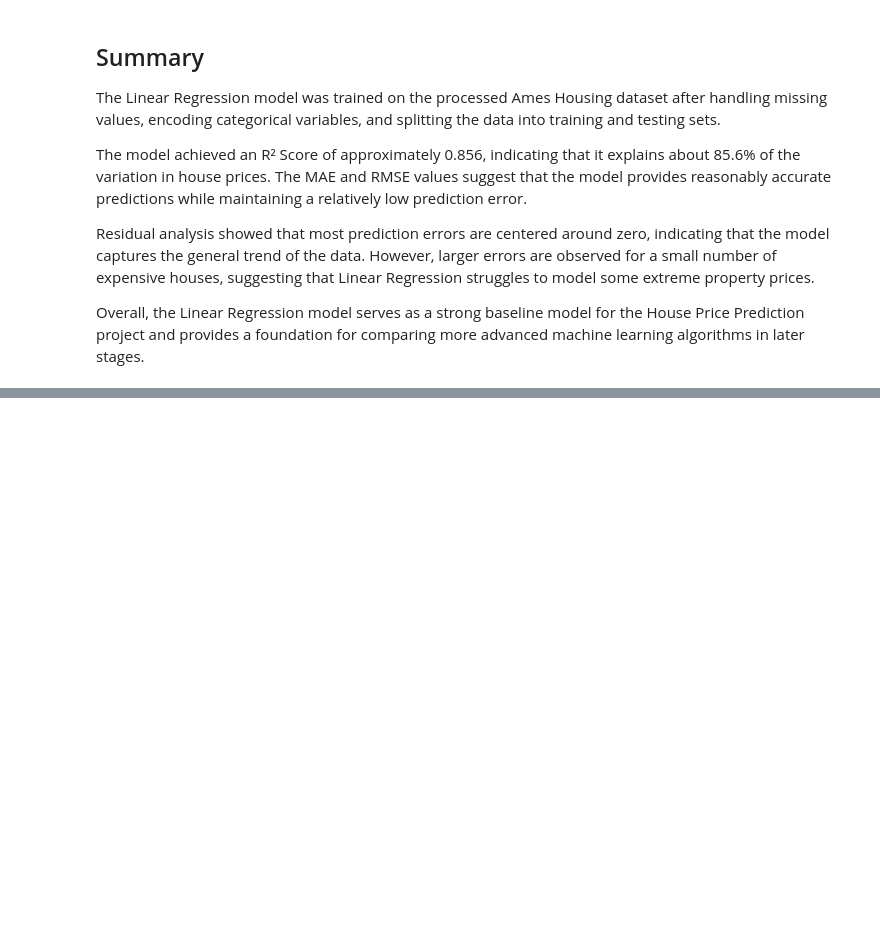
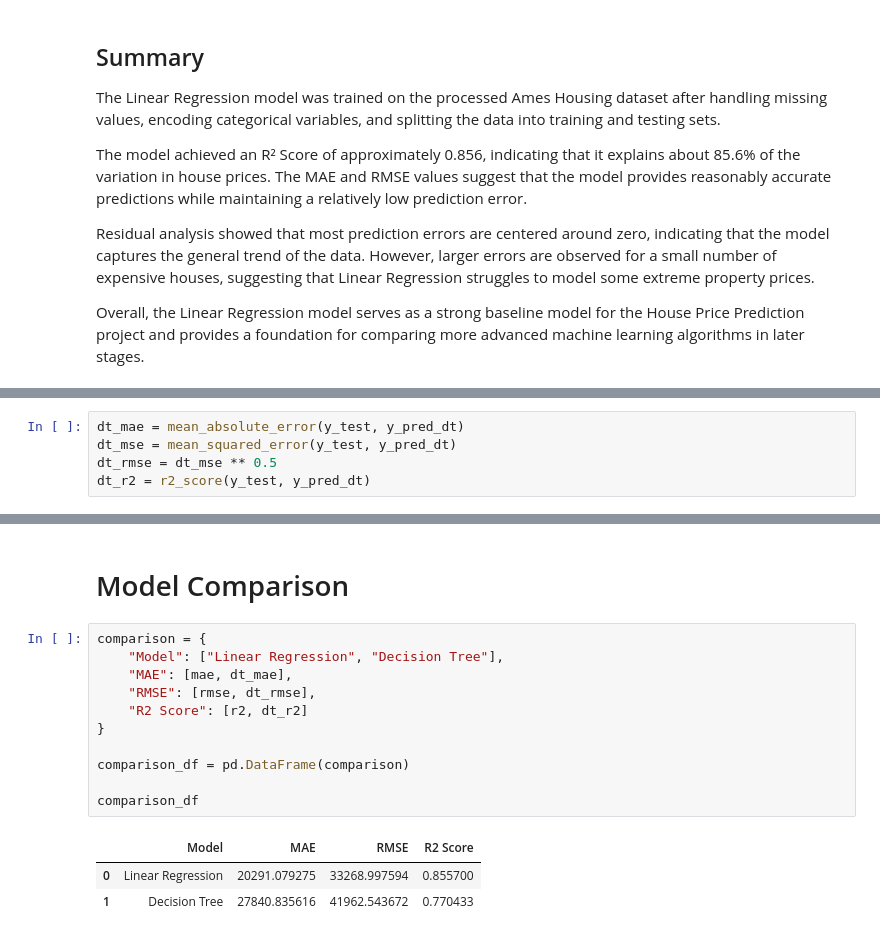
Before and after one commit to Soban-Creator/house-price-prediction, a Jupyter notebook: notebooks/01_eda.ipynb, the cells around one changed output, grey strips where cells are left out. Drawn from its saved outputs; the diff is of its cells as text; blank space fills up the shorter version.

```diff
--- a/notebooks/01_eda.ipynb
+++ b/notebooks/01_eda.ipynb
@@ -1180,0 +1218,5 @@ Overall, the Linear Regression model serves as a strong baseline model for the H
+# %%
+dt_mae = mean_absolute_error(y_test, y_pred_dt)
+dt_mse = mean_squared_error(y_test, y_pred_dt)
+dt_rmse = dt_mse ** 0.5
+dt_r2 = r2_score(y_test, y_pred_dt)
@@ -1180,0 +1264,17 @@ Overall, the Linear Regression model serves as a strong baseline model for the H
+# %% [markdown]
+# Model Comparison
+# %%
+comparison = {
+    "Model": ["Linear Regression", "Decision Tree"],
+    "MAE": [mae, dt_mae],
+    "RMSE": [rmse, dt_rmse],
+    "R2 Score": [r2, dt_r2]
+}
+
+comparison_df = pd.DataFrame(comparison)
+
+comparison_df
+# %% [output]
+|  | Model | MAE | RMSE | R2 Score |
+| 0 | Linear Regression | 20291.079275 | 33268.997594 | 0.855700 |
+| 1 | Decision Tree | 27840.835616 | 41962.543672 | 0.770433 |
```
Also changed, not shown: parts of 42 cells of this notebook, 1 other file.
